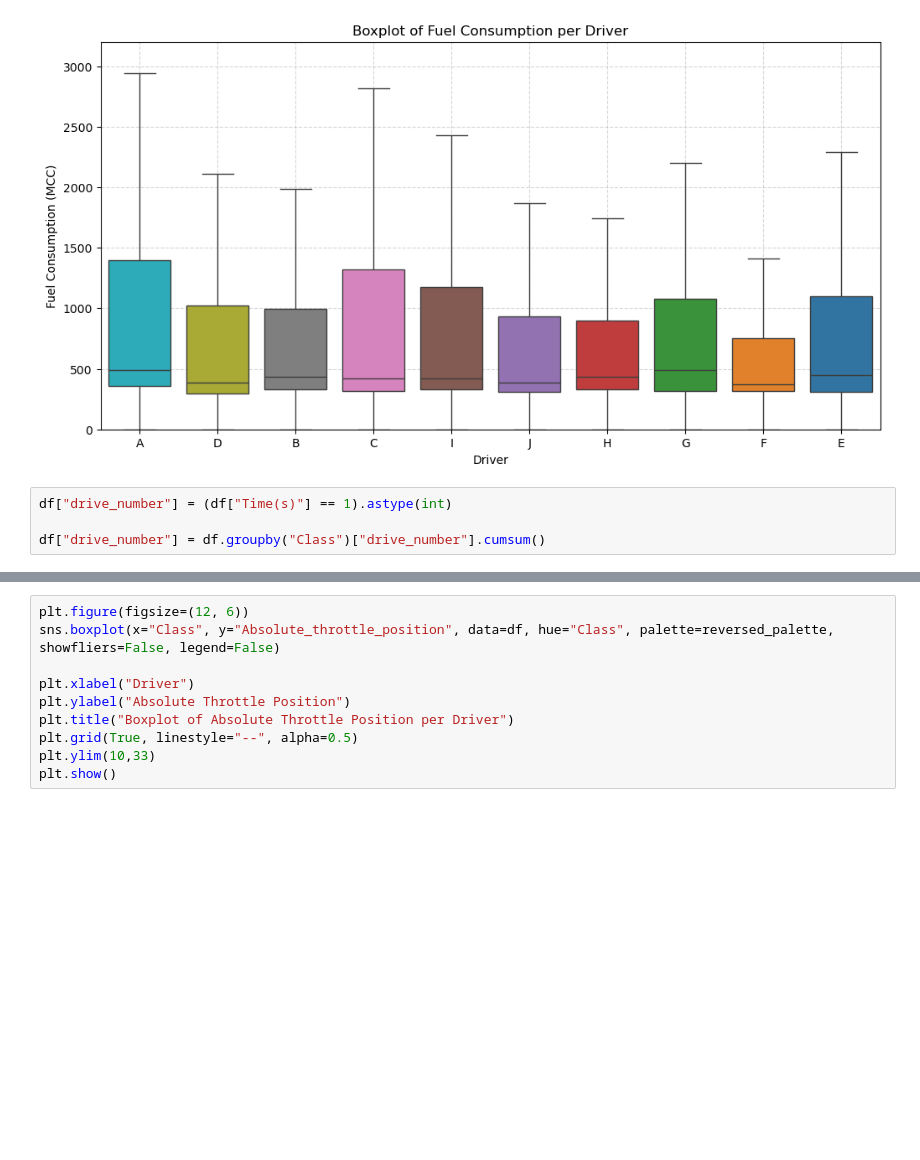
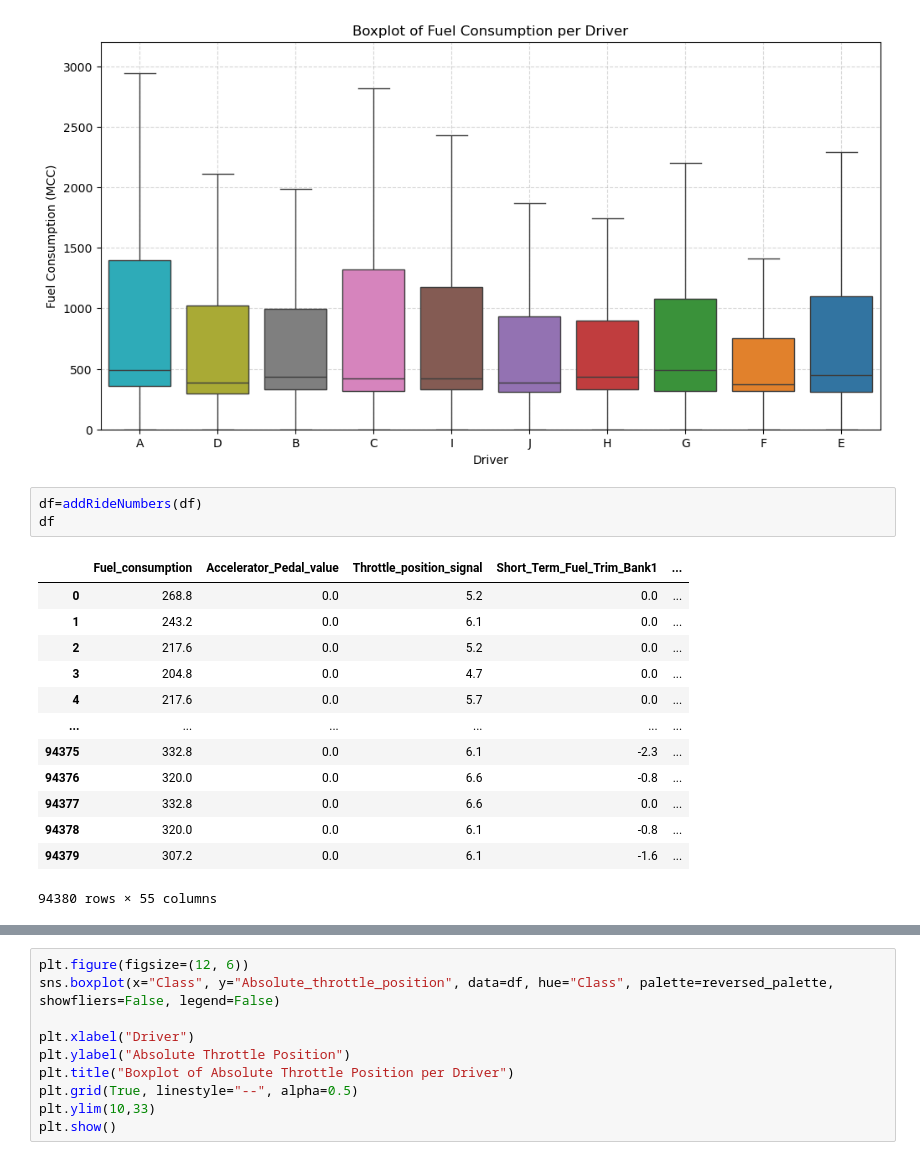
Before and after one commit to VerkuijlKim/DriverPrediction, a Jupyter notebook: Some_Plots_For_Report.ipynb, the cells around one changed output, grey strips where cells are left out. Drawn from its saved outputs; the diff is of its cells as text; blank space fills up the shorter version.

```diff
--- a/Some_Plots_For_Report.ipynb
+++ b/Some_Plots_For_Report.ipynb
@@ -51,9 +36,22 @@ plt.show()
 # %% [output]
 [figure]
 # %%
-df["drive_number"] = (df["Time(s)"] == 1).astype(int)
-
-df["drive_number"] = df.groupby("Class")["drive_number"].cumsum()
+df=addRideNumbers(df)
+df
+# %% [output]
+|  | Fuel_consumption | Accelerator_Pedal_value | Throttle_position_signal | Short_Term_Fuel_Trim_Bank1 | ... |
+| 0 | 268.8 | 0.0 | 5.2 | 0.0 | ... |
+| 1 | 243.2 | 0.0 | 6.1 | 0.0 | ... |
+| 2 | 217.6 | 0.0 | 5.2 | 0.0 | ... |
+| 3 | 204.8 | 0.0 | 4.7 | 0.0 | ... |
+| 4 | 217.6 | 0.0 | 5.7 | 0.0 | ... |
+| ... | ... | ... | ... | ... | ... |
+| 94375 | 332.8 | 0.0 | 6.1 | -2.3 | ... |
+| 94376 | 320.0 | 0.0 | 6.6 | -0.8 | ... |
+| 94377 | 332.8 | 0.0 | 6.6 | 0.0 | ... |
+| 94378 | 320.0 | 0.0 | 6.1 | -0.8 | ... |
+| 94379 | 307.2 | 0.0 | 6.1 | -1.6 | ... |
+94380 rows × 55 columns
 # %%
 G_palette = [reversed_palette[7]]
 df_D = df[df["Class"] == "G"]
```
Also changed, not shown: parts of 4 cells of this notebook, 1 other file.
